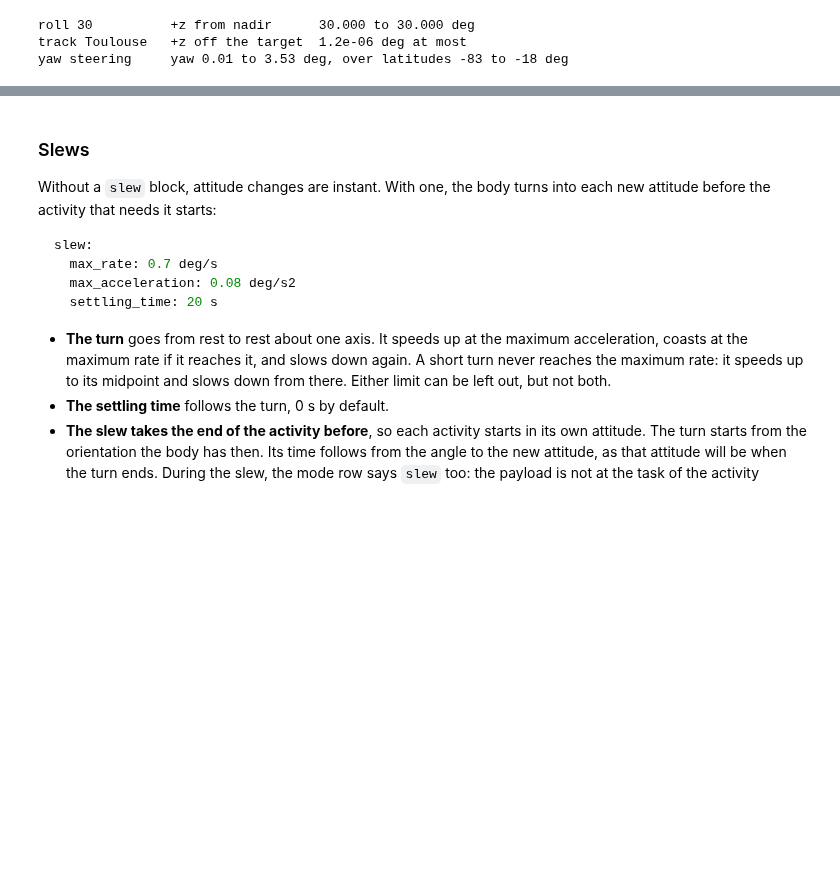
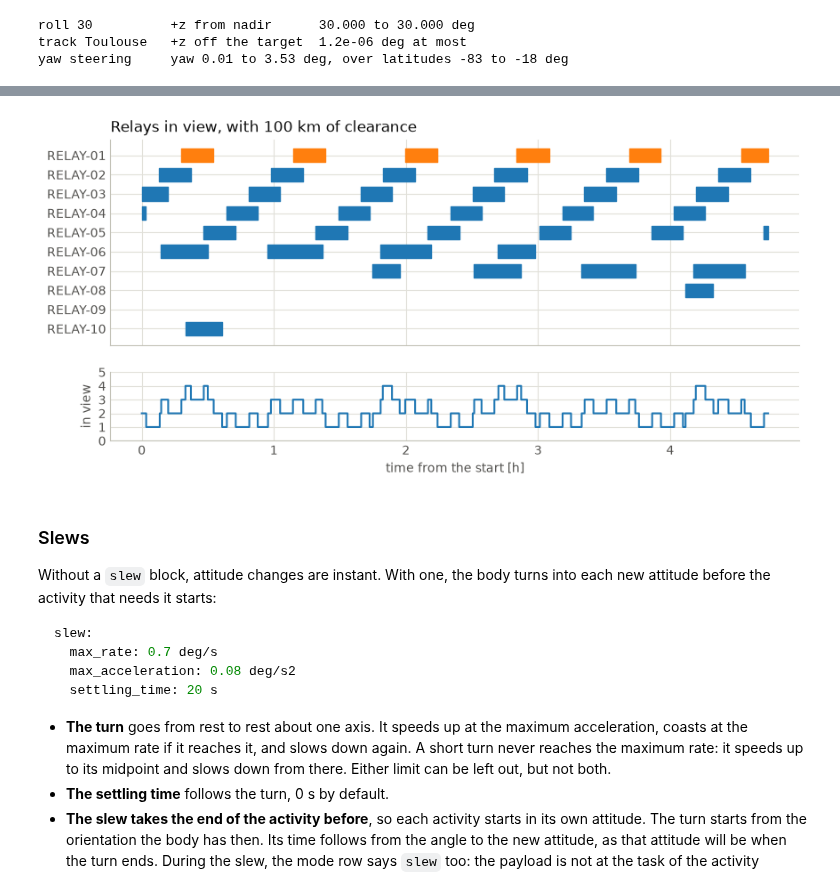
Before and after one commit to egemenimre/quicksat, a Jupyter notebook: docs/scenario/scenario_ref.ipynb, the cells around one changed output, grey strips where cells are left out. Cells and saved outputs as stored; diff of their text form; code cells hidden in the pictures; blank space fills up the shorter version.

```diff
--- a/docs/scenario/scenario_ref.ipynb
+++ b/docs/scenario/scenario_ref.ipynb
@@ -589,0 +617,55 @@ yaw steering     yaw 0.01 to 3.53 deg, over latitudes -83 to -18 deg
+# %%
+relay_names = [f"RELAY-{n:02d}" for n in range(1, 11)]
+relays = run_variant(
+    [
+        ["wait for RELAY-01", "RELAY-01 rise", "nadir", "idle"],
+        ["relay link", "RELAY-01 set", "track RELAY-01", "downlink"],
+    ],
+    sat_targets={name: {"tle_file": "relays.tle"} for name in relay_names},
+    attitudes={
+        "nadir": {"point": ["+z", "nadir"], "constrain": ["-y", "orbit normal"]},
+        "track RELAY-01": {
+            "point": ["-z", "RELAY-01"],
+            "constrain": ["-y", "orbit normal"],
+        },
+    },
+)
+passes_table = relays.passes
+print(passes_table[passes_table["target"] == "RELAY-01"].to_string(index=False))
+
+# -z lies along the line to the relay, through each link
+attitude = labels_at(relays.attitude, relays.times)
+rows = attitude == "track RELAY-01"
+to_relay = directions(
+    relays.scenario, {"RELAY-01"}, relays.state, relays.sun, relays.sat_orbits
+)["RELAY-01"]
+miss = degrees_between(-body_rotations(relays)[rows, :, 2], to_relay[rows])
+print(f"\ntrack RELAY-01: -z off the relay by {miss.max():.1e} deg at most")
+
+# when each relay is in view, and how many are at once
+start = relays.times[0]
+hours = (relays.times - start).to_value(u.h)
+seen = np.zeros((len(relay_names), len(relays.times)), dtype=bool)
+for row, name in enumerate(relay_names):
+    for piece in relays.in_view[name]:
+        seen[row] |= (relays.times >= piece.lower) & (relays.times < piece.upper)
+count = seen.sum(axis=0)[:-1]
+print(f"relays in view: {count.min()} to {count.max()}, {count.mean():.1f} on average")
+fig, (lanes, total) = plt.subplots(
+    2, 1, figsize=(10, 4.4), sharex=True, gridspec_kw={"height_ratios": [3, 1]}
+)
+for row, name in enumerate(relay_names):
+    bars = [
+        ((p.lower - start).to_value(u.h), (p.upper - p.lower).to_value(u.h))
+        for p in relays.in_view[name]
+    ]
+    lanes.broken_barh(bars, (row - 0.35, 0.7), color="C1" if row == 0 else "C0")
+lanes.set_yticks(range(len(relay_names)), relay_names)
+lanes.invert_yaxis()
+lanes.set_title("Relays in view, with 100 km of clearance")
+total.step(hours[:-1], count, where="post")
+total.set_yticks(range(count.max() + 2))
+total.set_ylabel("in view")
+total.set_xlabel("time from the start [h]")
+plt.show()
+# %% [output]
@@ -590,3 +682,4 @@ yaw steering     yaw 0.01 to 3.53 deg, over latitudes -83 to -18 deg
+[figure, added]
 # %% [markdown]
 ### Slews
 
```
Also changed, not shown: parts of 14 cells of this notebook, 23 other files.
